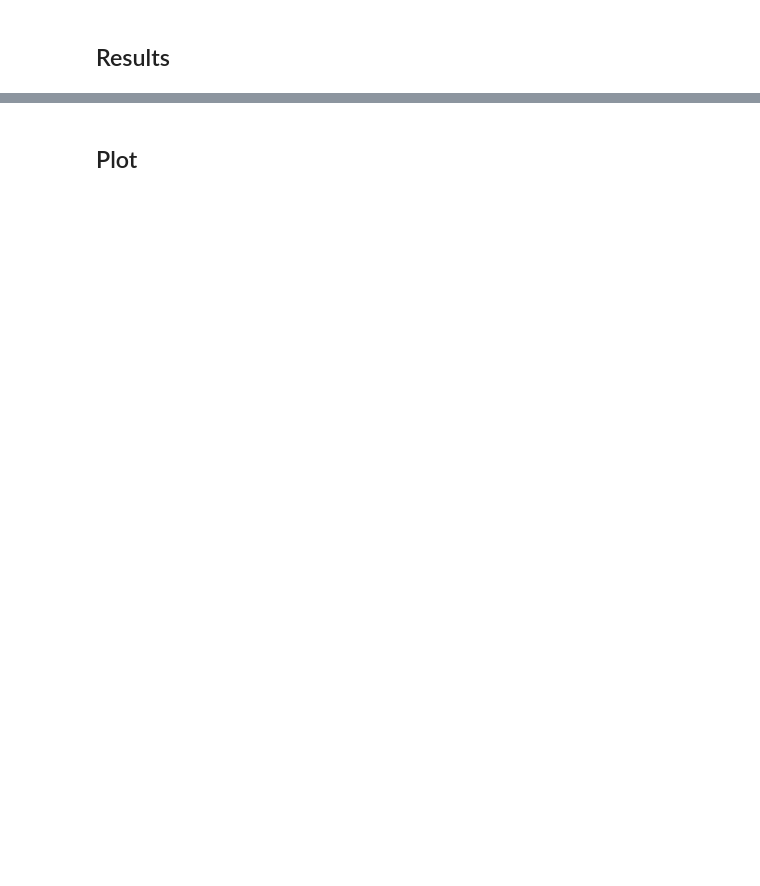
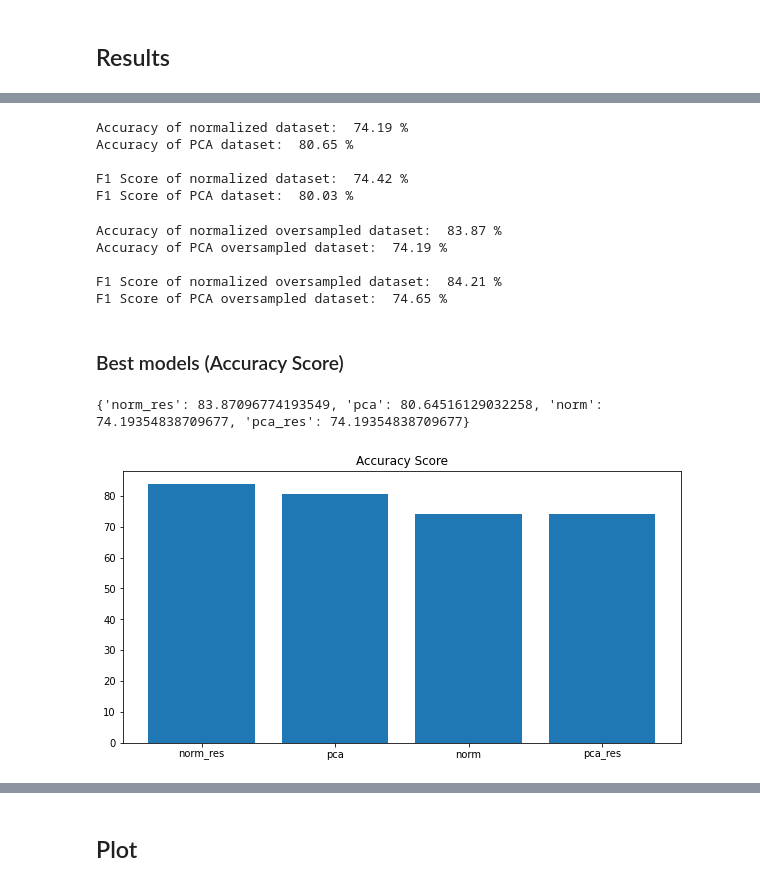
Before and after one commit to MATF-istrazivanje-podataka-1/2023_Data_Mining_Breast_cancer_Dataset, a Jupyter notebook: models/classification/KNN.ipynb, the cells around one changed output, grey strips where cells are left out. Cells and saved outputs as stored; diff of their text form; code cells hidden in the pictures; blank space fills up the shorter version.

```diff
--- a/models/classification/KNN.ipynb
+++ b/models/classification/KNN.ipynb
@@ -31,16 +50,24 @@ X_pca_res, y_pca_res = smt.fit_resample(X_pca, y_pca)
 # %% [markdown]
 ## Train
 # %%
-def train(X, y, n_neighbors=4):
+def train(X, y, params={'n_neighbors': 1, 'p': 1, 'weights': 'distance'}, oversampling=False, pca=False):
     X_train, X_test, y_train, y_test = train_test_split(X, y, test_size=0.2, random_state=42)
 
+    if oversampling:
+        X_train, y_train = smote_dataset(X_train, y_train)
+    if pca:
+        X_train, X_test = pca_dataset(X_train, X_test)
+
     # create model instance
-    model = KNeighborsClassifier(n_neighbors=n_neighbors)
+    model = KNeighborsClassifier(n_neighbors=params['n_neighbors'], p=params['p'], weights=params['weights'])
     # fit model
     model.fit(X_train, y_train)
 
     preds = model.predict(X_test)
-    return preds, y_test
+
+    print('F1 score: ', f1_score(y_test, preds, average='weighted'))
+
+    return model, preds, y_test
 # %% [markdown]
 ### Experiment with neighbor count
 # %%
@@ -114,0 +152,64 @@ F1 Score of PCA oversampled dataset:  0.96
+# %%
+f1_results = {
+    'norm': f1_score(norm_true, norm_pred, average='weighted') * 100,
+    'pca': f1_score(pca_true, pca_pred, average='weighted') * 100,
+    'norm_res': f1_score(norm_res_true, norm_res_pred, average='weighted') * 100,
+    'pca_res': f1_score(pca_res_true, pca_res_pred, average='weighted') * 100
+}
+acc_results = {
+    'norm': accuracy_score(norm_true, norm_pred) * 100,
+    'pca': accuracy_score(pca_true, pca_pred) * 100,
+    'norm_res': accuracy_score(norm_res_true, norm_res_pred) * 100,
+    'pca_res': accuracy_score(pca_res_true, pca_res_pred) * 100
+}
+# %%
+# Original dataset
+norm_acc = accuracy_score(norm_true, norm_pred)
+norm_f1 = f1_score(norm_true, norm_pred, average='weighted')
+pca_acc = accuracy_score(pca_true, pca_pred)
+pca_f1 = f1_score(pca_true, pca_pred, average='weighted')
+
+print('Accuracy of normalized dataset: ', f'{norm_acc * 100:.2f} %')
+print('Accuracy of PCA dataset: ', f'{pca_acc * 100:.2f} %')
+print()
+print('F1 Score of normalized dataset: ', f'{norm_f1 * 100:.2f} %')
+print('F1 Score of PCA dataset: ', f'{pca_f1 * 100:.2f} %')
+# %% [output]
+Accuracy of normalized dataset:  74.19 %
+Accuracy of PCA dataset:  80.65 %
+
+F1 Score of normalized dataset:  74.42 %
+F1 Score of PCA dataset:  80.03 %
+# %%
+# Oversampled dataset
+norm_res_acc = accuracy_score(norm_res_true, norm_res_pred)
+norm_res_f1 = f1_score(norm_res_true, norm_res_pred, average='weighted')
+pca_res_acc = accuracy_score(pca_res_true, pca_res_pred)
+pca_res_f1 = f1_score(pca_res_true, pca_res_pred, average='weighted')
+
+print('Accuracy of normalized oversampled dataset: ', f'{norm_res_acc * 100:.2f} %')
+print('Accuracy of PCA oversampled dataset: ', f'{pca_res_acc * 100:.2f} %')
+print()
+print('F1 Score of normalized oversampled dataset: ', f'{norm_res_f1 * 100:.2f} %')
+print('F1 Score of PCA oversampled dataset: ', f'{pca_res_f1 * 100:.2f} %')
+# %% [output]
+Accuracy of normalized oversampled dataset:  83.87 %
+Accuracy of PCA oversampled dataset:  74.19 %
+
+F1 Score of normalized oversampled dataset:  84.21 %
+F1 Score of PCA oversampled dataset:  74.65 %
+# %% [markdown]
+### Best models (Accuracy Score)
+# %%
+# Sort f1 results by value
+acc_results = dict(sorted(acc_results.items(), key=lambda item: item[1], reverse=True))
+print(acc_results)
+
+# Plot f1 results
+plt.figure(figsize=(10, 5))
+plt.title('Accuracy Score')
+plt.bar(acc_results.keys(), acc_results.values())
+plt.show()
+# %% [output]
+{'norm_res': 83.87096774193549, 'pca': 80.64516129032258, 'norm': 74.19354838709677, 'pca_res': 74.19354838709677}
+[figure, added]
```
Also changed, not shown: parts of 30 cells of this notebook, 19 other files.
